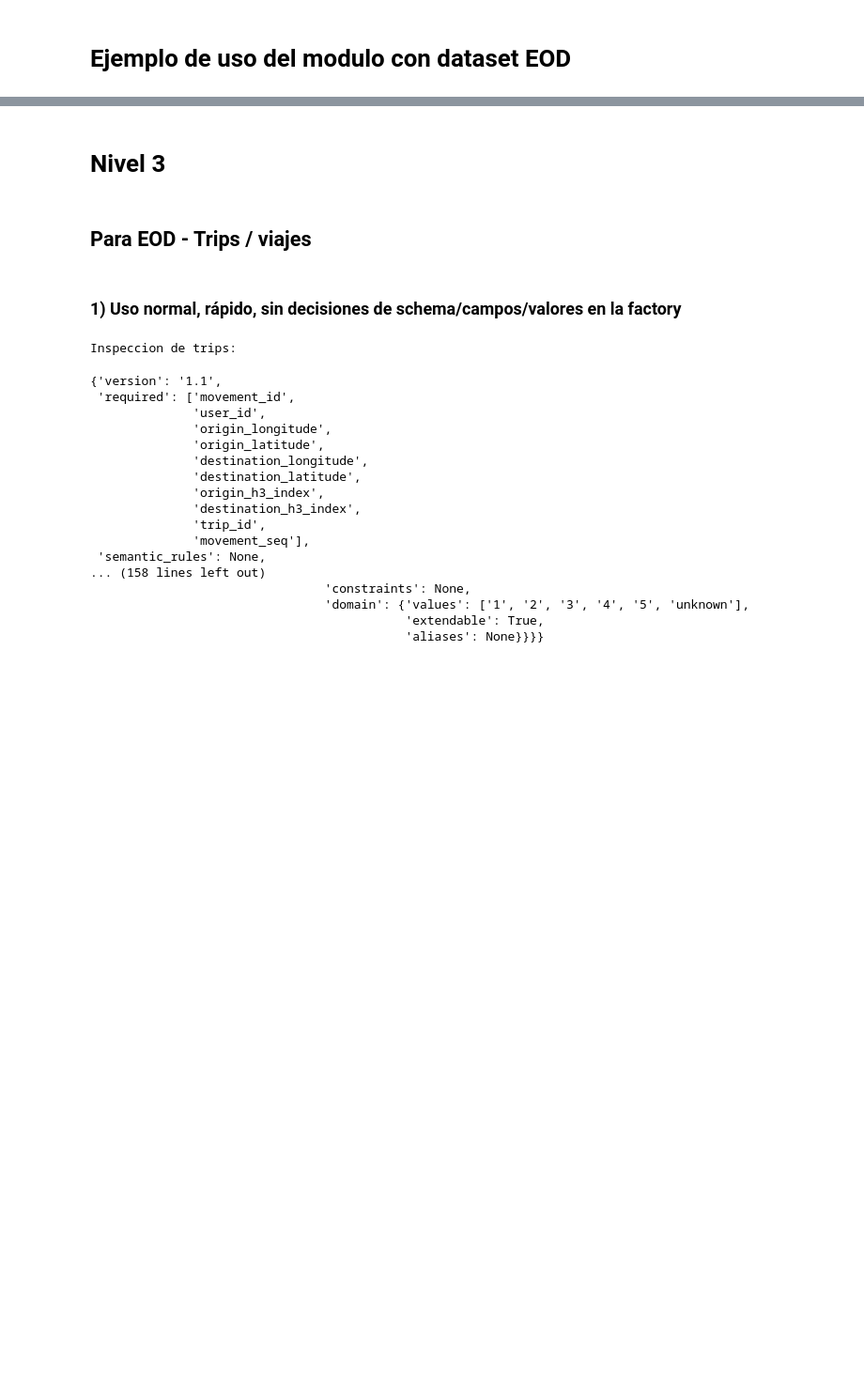
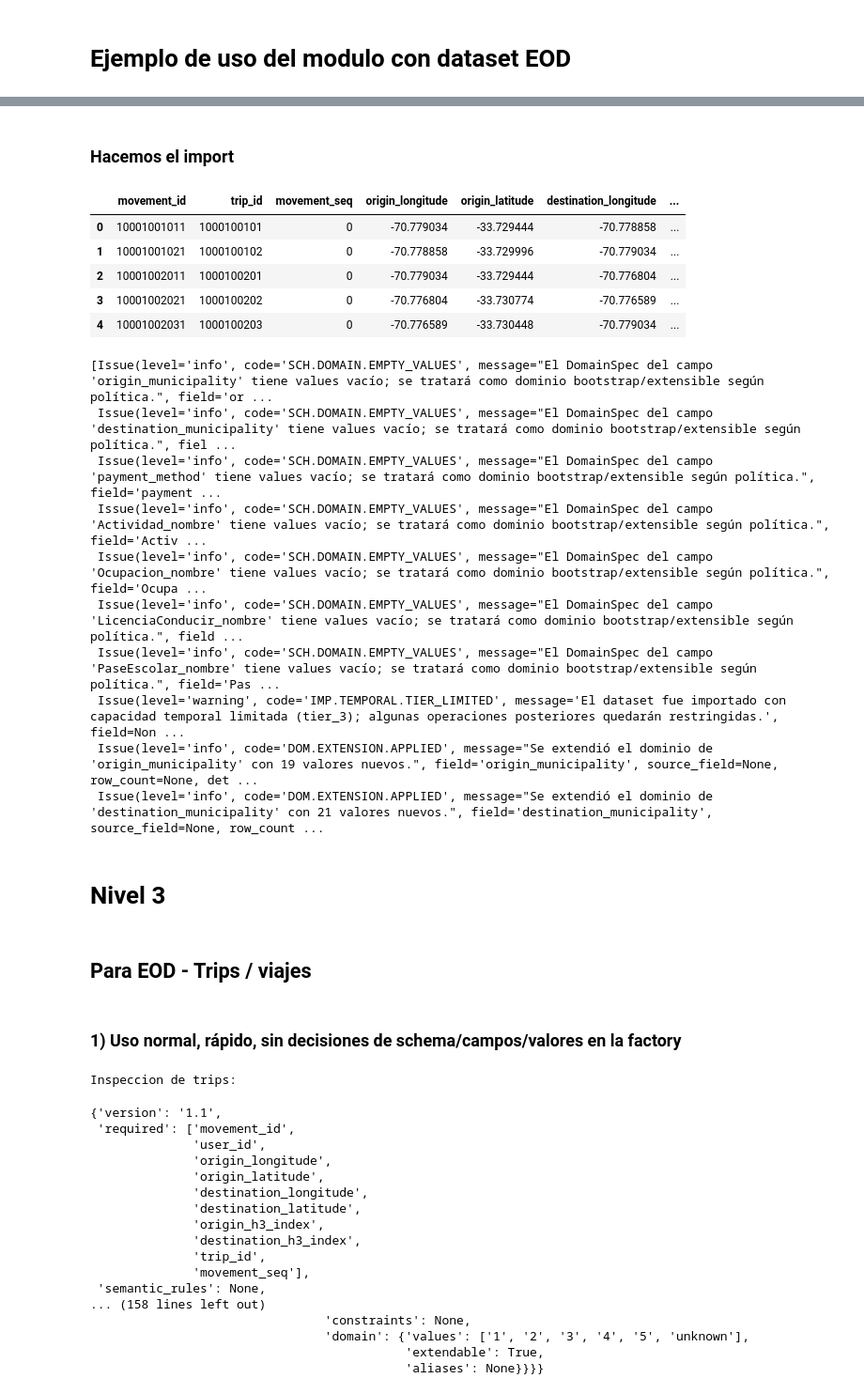
Before and after one commit to sebastianolmos/pylondrina, a Jupyter notebook: notebooks/usage_examples/import_trips/eod_import_levels.ipynb, the cells around one changed output, grey strips where cells are left out. Shown at 94% size. Drawn from its saved outputs; the diff is of its cells as text; code cells hidden in the pictures; blank space fills up the shorter version.

```diff
--- a/notebooks/usage_examples/import_trips/eod_import_levels.ipynb
+++ b/notebooks/usage_examples/import_trips/eod_import_levels.ipynb
@@ -1309,3 +582,39 @@ display(report_eod_stages.issues)
+# %% [markdown]
+### Hacemos el import
+# %%
+# inspección clara del perfil
+EOD_STAGES_LVL2_PROFILE.schema_override
+EOD_STAGES_LVL2_PROFILE.default_options
+EOD_STAGES_LVL2_PROFILE.default_field_correspondence
+EOD_STAGES_LVL2_PROFILE.default_value_correspondence
+
+trips_eod_stages_lvl2, report_eod_stages_lvl2 = import_trips_from_profile(
+    profile=EOD_STAGES_LVL2_PROFILE,
+    df=eod_etapas.head(1000),
+    source_name="EOD stages - nivel 2 SourceProfile",
+    provenance=EOD_STAGES_LVL2_PROVENANCE,
+    h3_resolution=8,
+)
+
+display(trips_eod_stages_lvl2.data.head())
+display(report_eod_stages_lvl2.issues[:10])
+# %% [output]
+|  | movement_id | trip_id | movement_seq | origin_longitude | origin_latitude | destination_longitude | ... |
+| 0 | 10001001011 | 1000100101 | 0 | -70.779034 | -33.729444 | -70.778858 | ... |
+| 1 | 10001001021 | 1000100102 | 0 | -70.778858 | -33.729996 | -70.779034 | ... |
+| 2 | 10001002011 | 1000100201 | 0 | -70.779034 | -33.729444 | -70.776804 | ... |
+| 3 | 10001002021 | 1000100202 | 0 | -70.776804 | -33.730774 | -70.776589 | ... |
+| 4 | 10001002031 | 1000100203 | 0 | -70.776589 | -33.730448 | -70.779034 | ... |
+[Issue(level='info', code='SCH.DOMAIN.EMPTY_VALUES', message="El DomainSpec del campo 'origin_municipality' tiene values vacío; se tratará como dominio bootstrap/extensible según política.", field='or ...
+ Issue(level='info', code='SCH.DOMAIN.EMPTY_VALUES', message="El DomainSpec del campo 'destination_municipality' tiene values vacío; se tratará como dominio bootstrap/extensible según política.", fiel ...
+ Issue(level='info', code='SCH.DOMAIN.EMPTY_VALUES', message="El DomainSpec del campo 'payment_method' tiene values vacío; se tratará como dominio bootstrap/extensible según política.", field='payment ...
+ Issue(level='info', code='SCH.DOMAIN.EMPTY_VALUES', message="El DomainSpec del campo 'Actividad_nombre' tiene values vacío; se tratará como dominio bootstrap/extensible según política.", field='Activ ...
+ Issue(level='info', code='SCH.DOMAIN.EMPTY_VALUES', message="El DomainSpec del campo 'Ocupacion_nombre' tiene values vacío; se tratará como dominio bootstrap/extensible según política.", field='Ocupa ...
+ Issue(level='info', code='SCH.DOMAIN.EMPTY_VALUES', message="El DomainSpec del campo 'LicenciaConducir_nombre' tiene values vacío; se tratará como dominio bootstrap/extensible según política.", field ...
+ Issue(level='info', code='SCH.DOMAIN.EMPTY_VALUES', message="El DomainSpec del campo 'PaseEscolar_nombre' tiene values vacío; se tratará como dominio bootstrap/extensible según política.", field='Pas ...
+ Issue(level='warning', code='IMP.TEMPORAL.TIER_LIMITED', message='El dataset fue importado con capacidad temporal limitada (tier_3); algunas operaciones posteriores quedarán restringidas.', field=Non ...
+ Issue(level='info', code='DOM.EXTENSION.APPLIED', message="Se extendió el dominio de 'origin_municipality' con 19 valores nuevos.", field='origin_municipality', source_field=None, row_count=None, det ...
+ Issue(level='info', code='DOM.EXTENSION.APPLIED', message="Se extendió el dominio de 'destination_municipality' con 21 valores nuevos.", field='destination_municipality', source_field=None, row_count ...
 # %% [markdown]
 # Nivel 3
 # %% [markdown]
```
Also changed, not shown: parts of 32 cells of this notebook.
